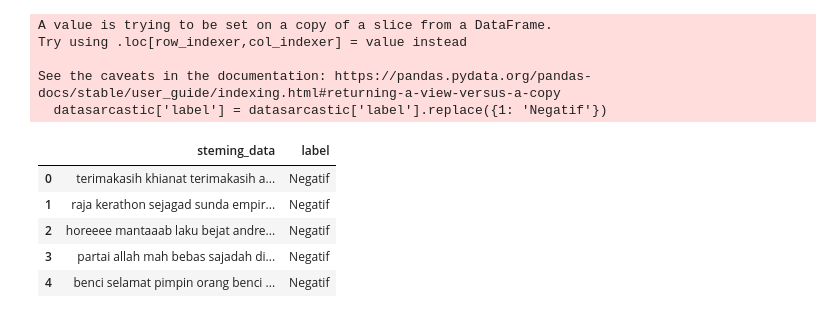
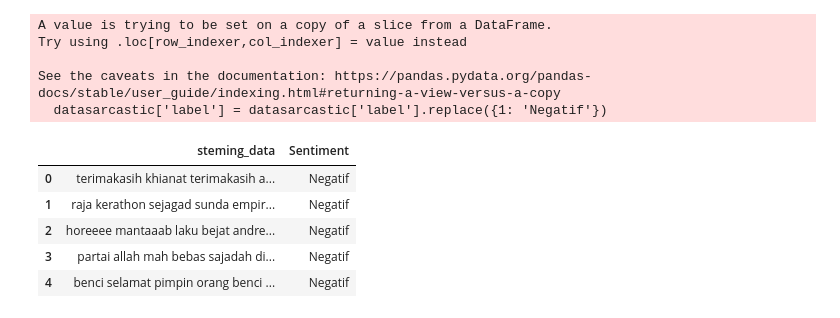
Before and after one commit to yuemway/Analisis-Sentimen-Masyarakat-pada-Program-Makan-Siang-Gratis, a Jupyter notebook: ntahjugamalaspikir.ipynb, the cells around one changed output. Saved outputs shown, nothing was run; the diff lists cells and outputs as text; code cells hidden in the pictures.

```diff
--- a/ntahjugamalaspikir.ipynb
+++ b/ntahjugamalaspikir.ipynb
@@ -91,10 +89,12 @@ Try using .loc[row_indexer,col_indexer] = value instead
 
 See the caveats in the documentation: https://pandas.pydata.org/pandas-docs/stable/user_guide/indexing.html#returning-a-view-versus-a-copy
   datasarcastic['label'] = datasarcastic['label'].replace({1: 'Negatif'})
+# %%
+datasarcastic2 = datasarcastic.rename(columns={'label': 'Sentiment'})
 # %%
-datasarcastic.head()
+datasarcastic2.head()
 # %% [output]
-|  | steming_data | label |
+|  | steming_data | Sentiment |
 | 0 | terimakasih khianat terimakasih a... | Negatif |
 | 1 | raja kerathon sejagad sunda empir... | Negatif |
 | 2 | horeeee mantaaab laku bejat andre... | Negatif |
```
Also changed, not shown: parts of 30 cells of this notebook, 7 other files.
